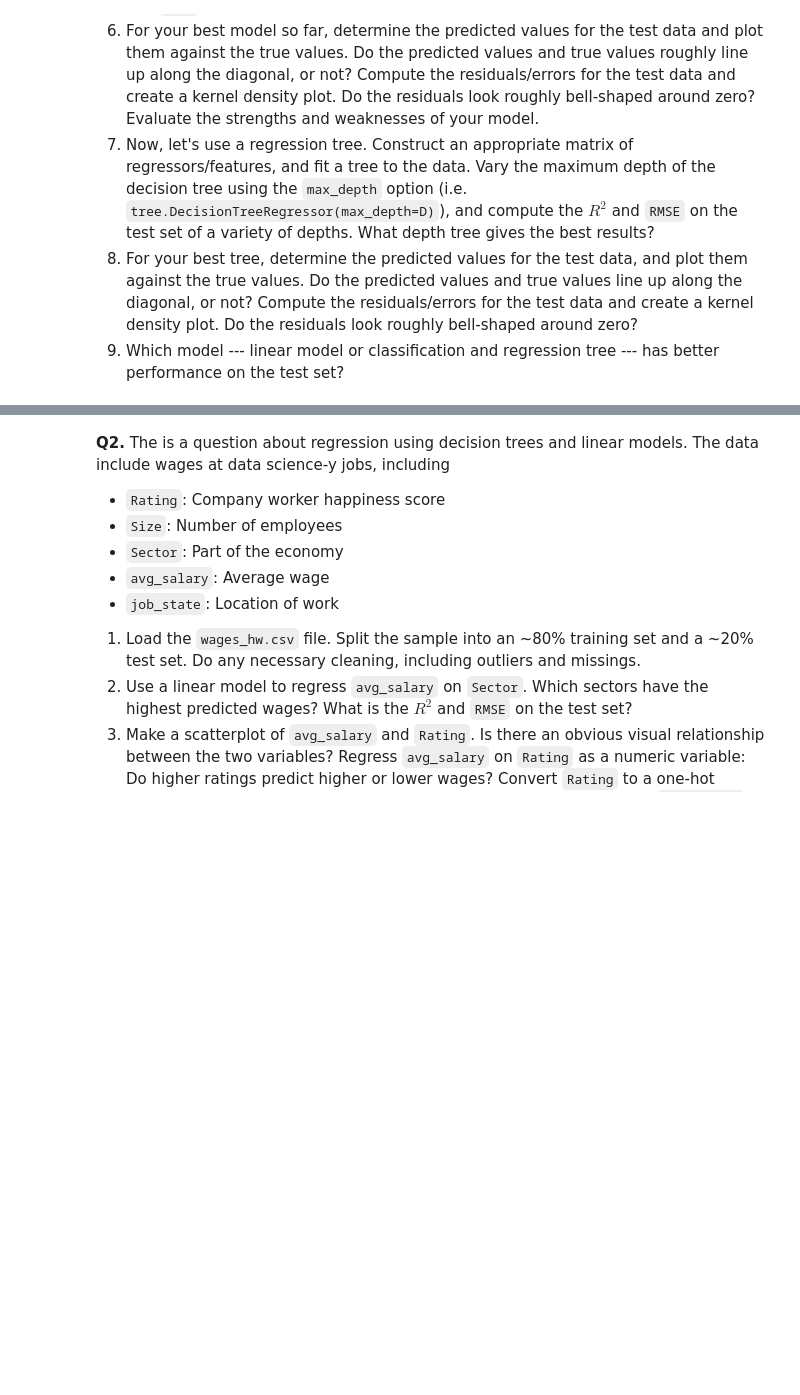
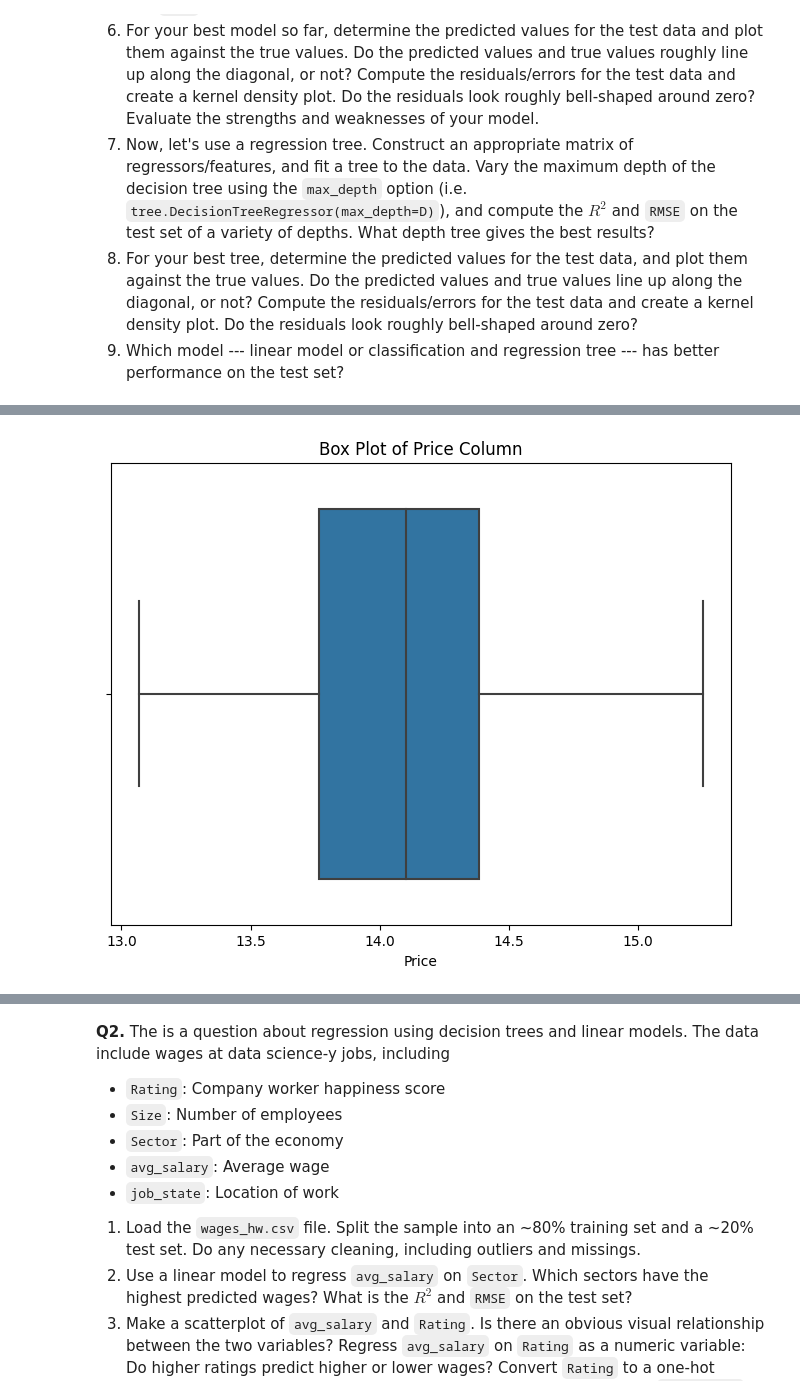
Before and after one commit to eric-nguyen13/assignment4, a Jupyter notebook: assignment4.ipynb, the cells around one changed output, grey strips where cells are left out. Drawn from its saved outputs; the diff is of its cells as text; code cells hidden in the pictures; blank space fills up the shorter version.

```diff
--- a/assignment4.ipynb
+++ b/assignment4.ipynb
@@ -63,6 +83,17 @@ Shape: (976, 11)
 | 7 | Tata | 2019 | grey | suv | 92603 | 1 | 5 | diesel | ... |
 | 8 | Hyundai | 2021 | blue | hatchback | 16304 | 1 | 5 | petrol | ... |
 | 9 | Renault | 2019 | bronze | hatchback | 26350 | 2 | 5 | petrol | ... |
+# %%
+import seaborn as sns
+import matplotlib.pyplot as plt
+
+# Create a box plot to visualize outliers - No more left!
+plt.figure(figsize=(8, 6))
+sns.boxplot(x=df['Price'])
+plt.title('Box Plot of Price Column')
+plt.show()
+# %% [output]
+[figure, added]
 # %%
 import pandas as pd
 import seaborn as sns
```
Also changed, not shown: parts of 13 cells of this notebook.
